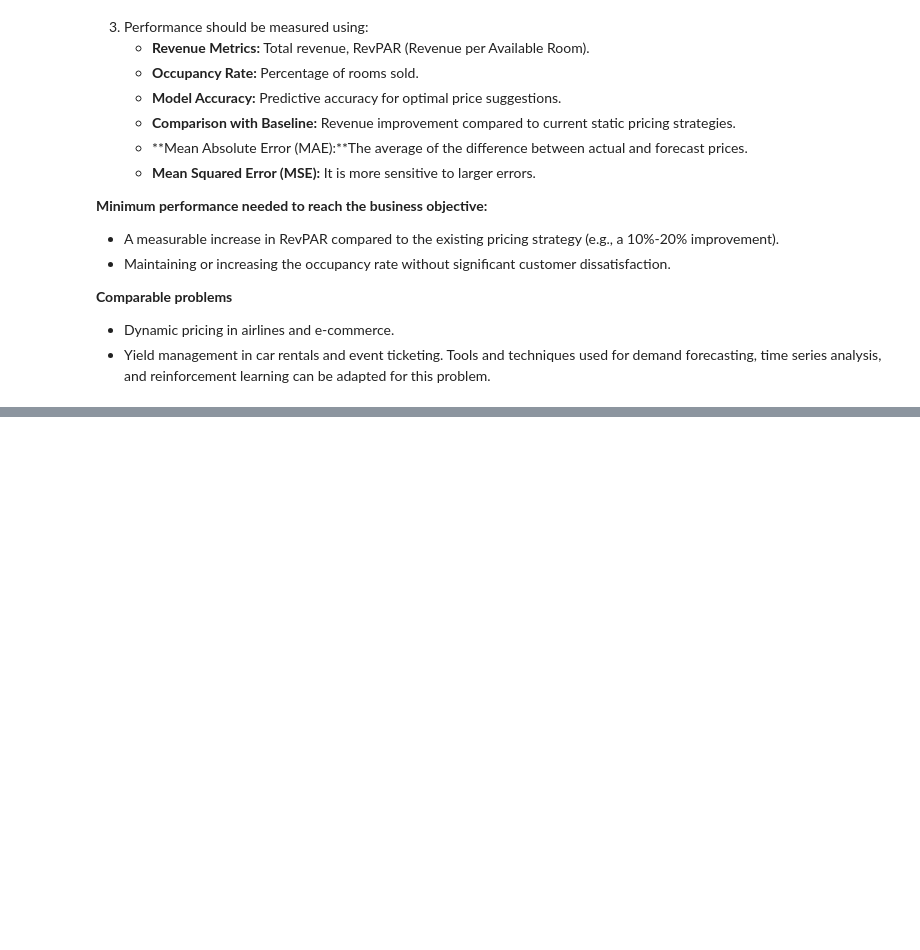
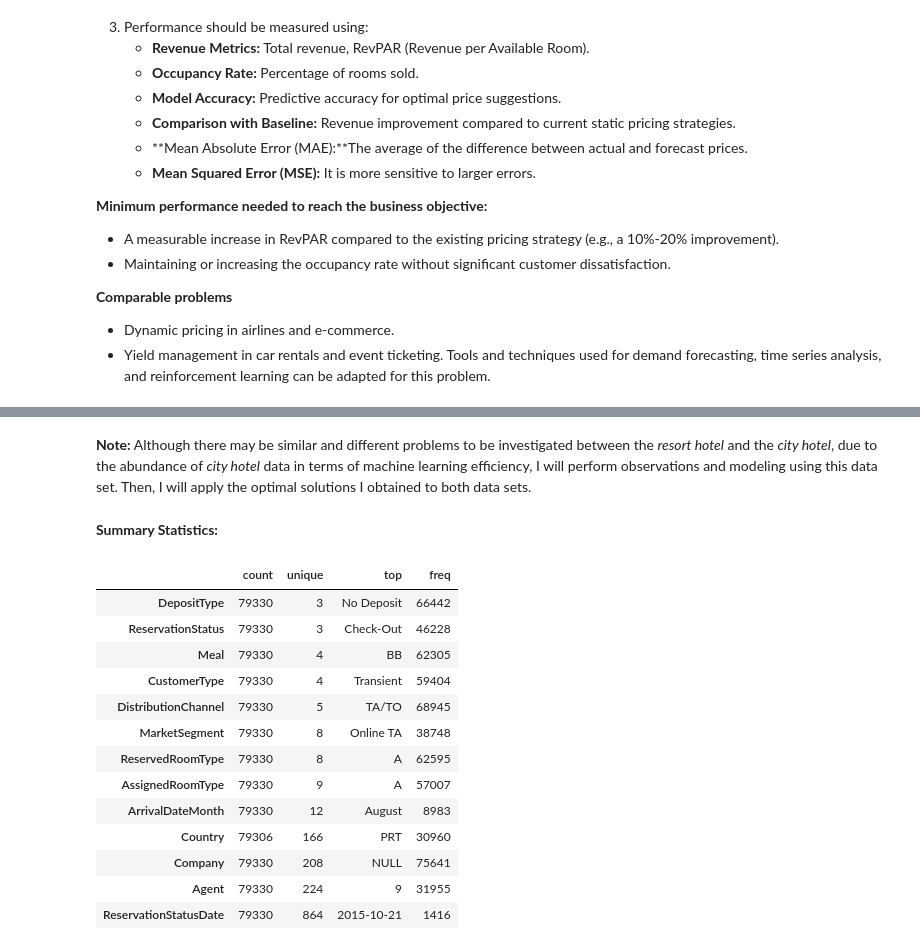
Before and after one commit to enescatagan/HotelDemandAI, a Jupyter notebook: notebooks/main.ipynb, the cells around one changed output, grey strips where cells are left out. Saved outputs shown, nothing was run; the diff lists cells and outputs as text; code cells hidden in the pictures; blank space fills up the shorter version.

```diff
--- a/notebooks/main.ipynb
+++ b/notebooks/main.ipynb
@@ -104,0 +231,5 @@ Current solutions may include:
+# %% [markdown]
+**Note:**
+Although there may be similar and different problems to be investigated between the *resort hotel* and the *city hotel*, due to the abundance of *city hotel* data in terms of machine learning efficiency, I will perform observations and modeling using this data set. Then, I will apply the optimal solutions I obtained to both data sets.
+# %% [markdown]
+**Summary Statistics:**
@@ -104,0 +240,18 @@ Current solutions may include:
+# %%
+# Statistical Summary of Categorical Variables
+h2_df[h2_df_cat].describe().T.sort_values(by='unique')
+# %% [output]
+|  | count | unique | top | freq |
+| DepositType | 79330 | 3 | No Deposit | 66442 |
+| ReservationStatus | 79330 | 3 | Check-Out | 46228 |
+| Meal | 79330 | 4 | BB | 62305 |
+| CustomerType | 79330 | 4 | Transient | 59404 |
+| DistributionChannel | 79330 | 5 | TA/TO | 68945 |
+| MarketSegment | 79330 | 8 | Online TA | 38748 |
+| ReservedRoomType | 79330 | 8 | A | 62595 |
+| AssignedRoomType | 79330 | 9 | A | 57007 |
+| ArrivalDateMonth | 79330 | 12 | August | 8983 |
+| Country | 79306 | 166 | PRT | 30960 |
+| Company | 79330 | 208 | NULL | 75641 |
+| Agent | 79330 | 224 | 9 | 31955 |
+| ReservationStatusDate | 79330 | 864 | 2015-10-21 | 1416 |
```
Also changed, not shown: parts of 35 cells of this notebook.
